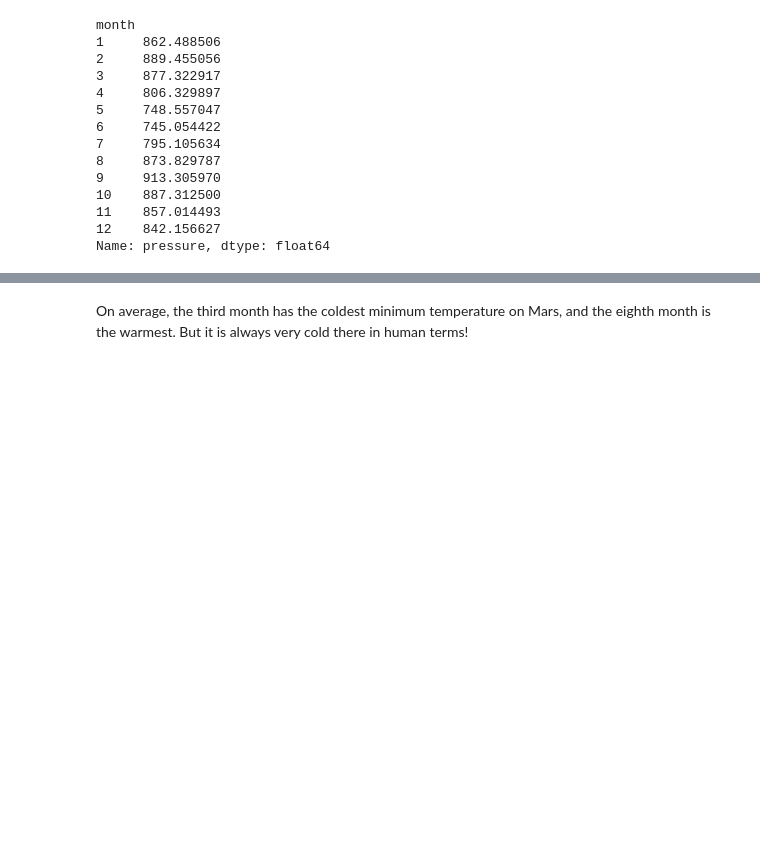
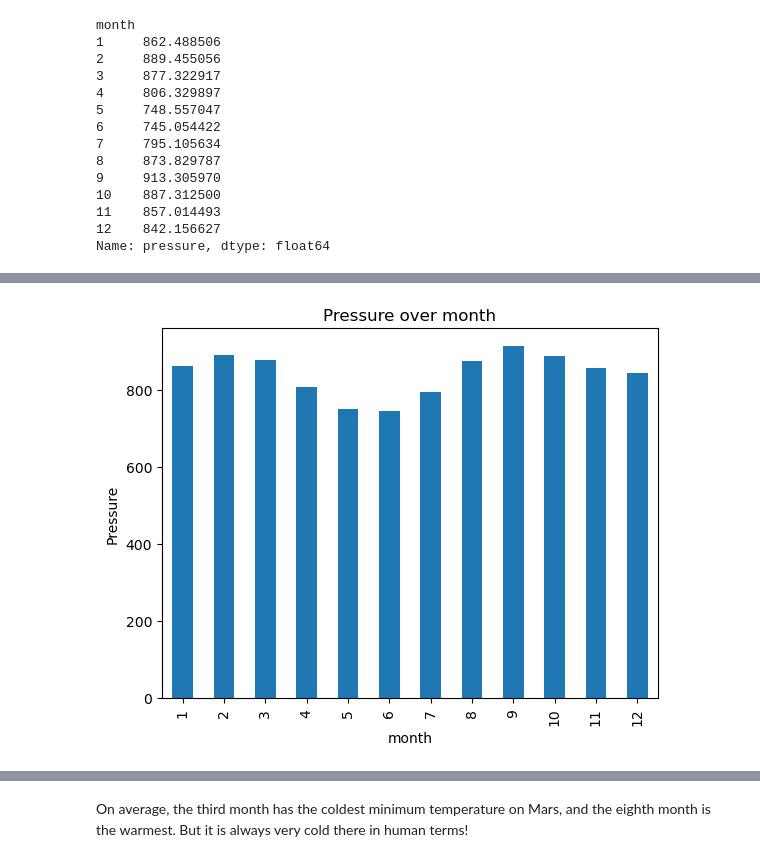
Before and after one commit to muhkashiff/data_collection_challenge, a Jupyter notebook: Deliverable 2/part_2_mars_weather.ipynb, the cells around one changed output, grey strips where cells are left out. Cells and saved outputs as stored; diff of their text form; code cells hidden in the pictures; blank space fills up the shorter version.

```diff
--- a/Deliverable 2/part_2_mars_weather.ipynb
+++ b/Deliverable 2/part_2_mars_weather.ipynb
@@ -177,5 +191,7 @@ Name: min_temp, dtype: float64
 # %%
 # 4. Average pressure by Martian month
+avg_pressure=data_df.groupby("month")["pressure"].mean()
+avg_pressure
 # %% [output]
 month
 1     862.488506
@@ -198,2 +210,10 @@ Name: pressure, dtype: float64
+# %%
+# Plot the average pressure by month
+avg_pressure.plot(x="month", y="pressure", kind="bar")
+plt.ylabel("Pressure")
+plt.title("Pressure over month")
+plt.show()
+# %% [output]
+[figure, added]
 # %%
 # 5. How many terrestrial (earth) days are there in a Martian year?
```
Also changed, not shown: parts of 12 cells of this notebook, 1 other file.
